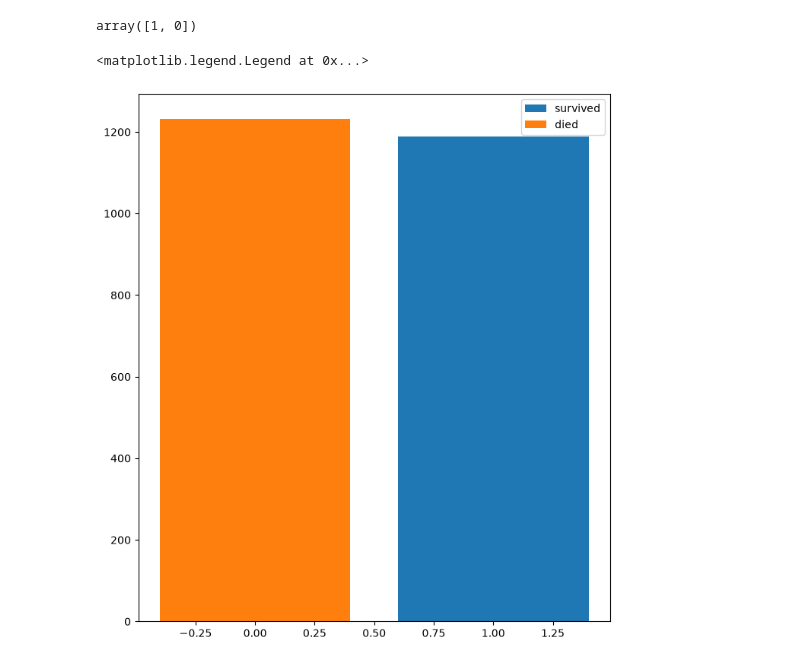
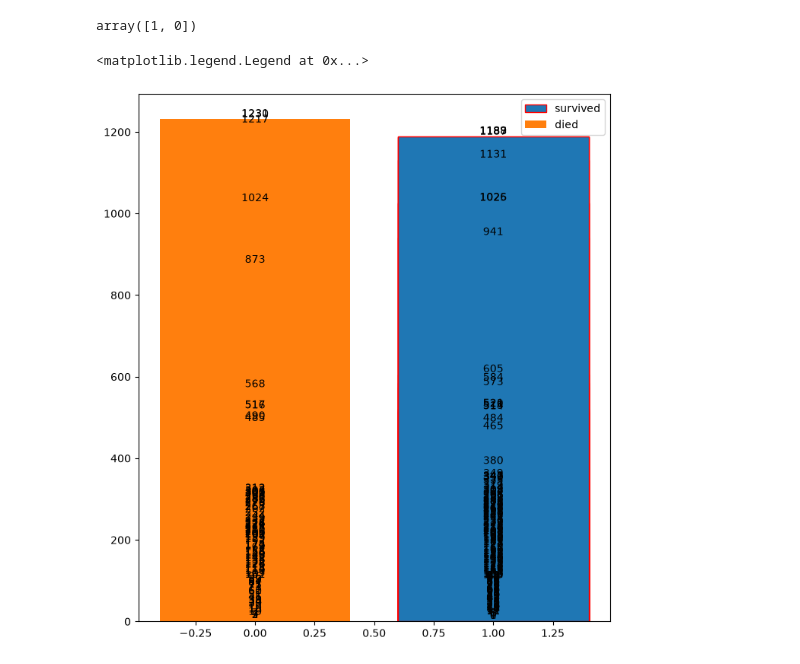
Before and after one commit to Ashuu189/python-libraries-pro, a Jupyter notebook: PracticeSheet/complete-matplotlib-sheet.ipynb, the cells around one changed output. Saved outputs shown, nothing was run; the diff lists cells and outputs as text; code cells hidden in the pictures.

Commit message:
Done bar graph hist graph practice in matplotlib

```diff
--- a/PracticeSheet/complete-matplotlib-sheet.ipynb
+++ b/PracticeSheet/complete-matplotlib-sheet.ipynb
@@ -390,9 +390,11 @@ a=titanic[titanic['survived']==0]['survived'].index
 b=titanic[titanic['survived']==0]['survived'].values
 # %%
 plt.figure(figsize=(8,9))
-plt.bar(y,x,label='survived')
-plt.bar(b,a,label='died')
+s=plt.bar(y,x,label='survived',edgecolor='red')
+t=plt.bar(b,a,label='died')
+plt.bar_label(s)
+plt.bar_label(t)
 plt.legend()
 # %% [output]
 <matplotlib.legend.Legend at 0x...>
-[figure, old version]
+[figure, new version]
```
Also changed, not shown: parts of 25 cells of this notebook.
